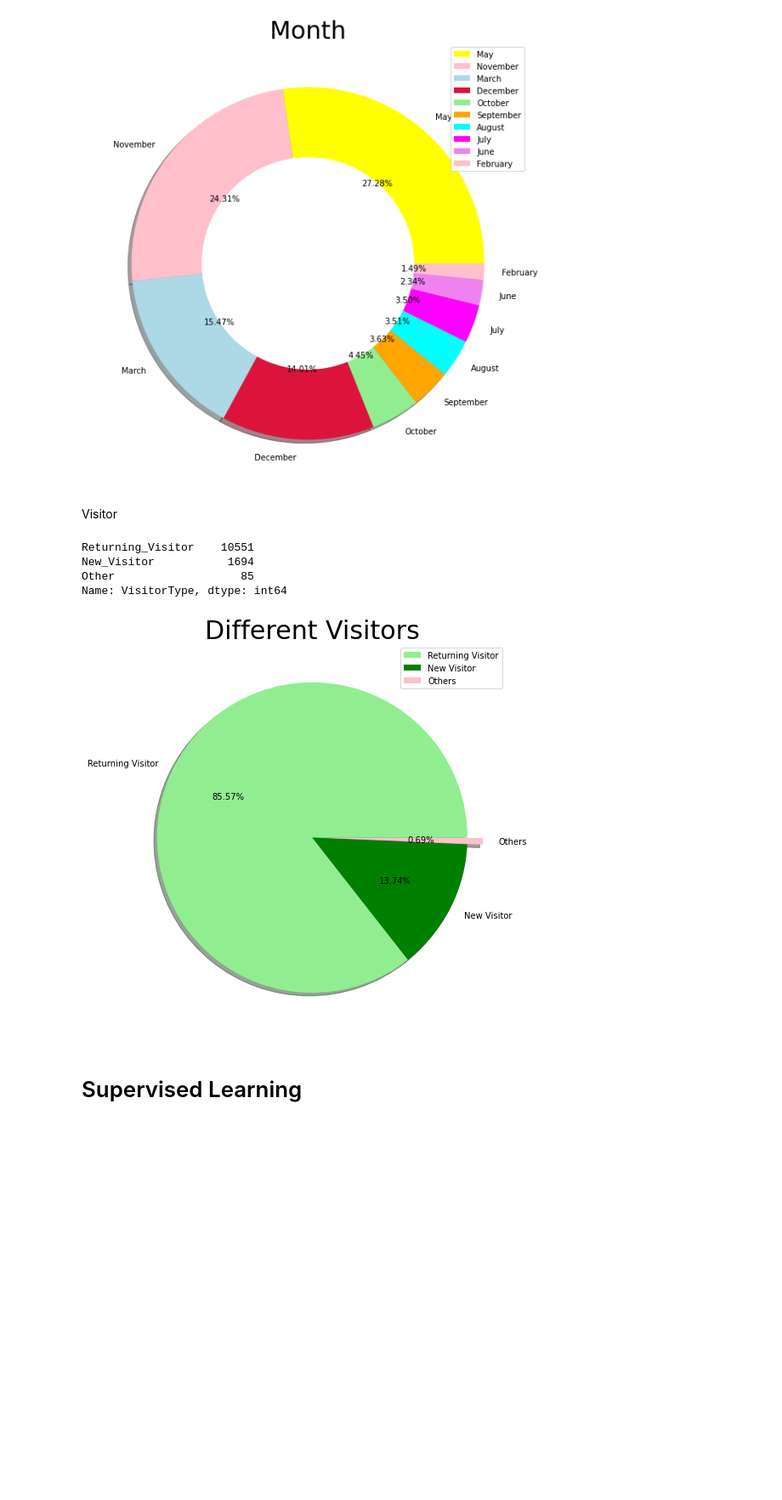
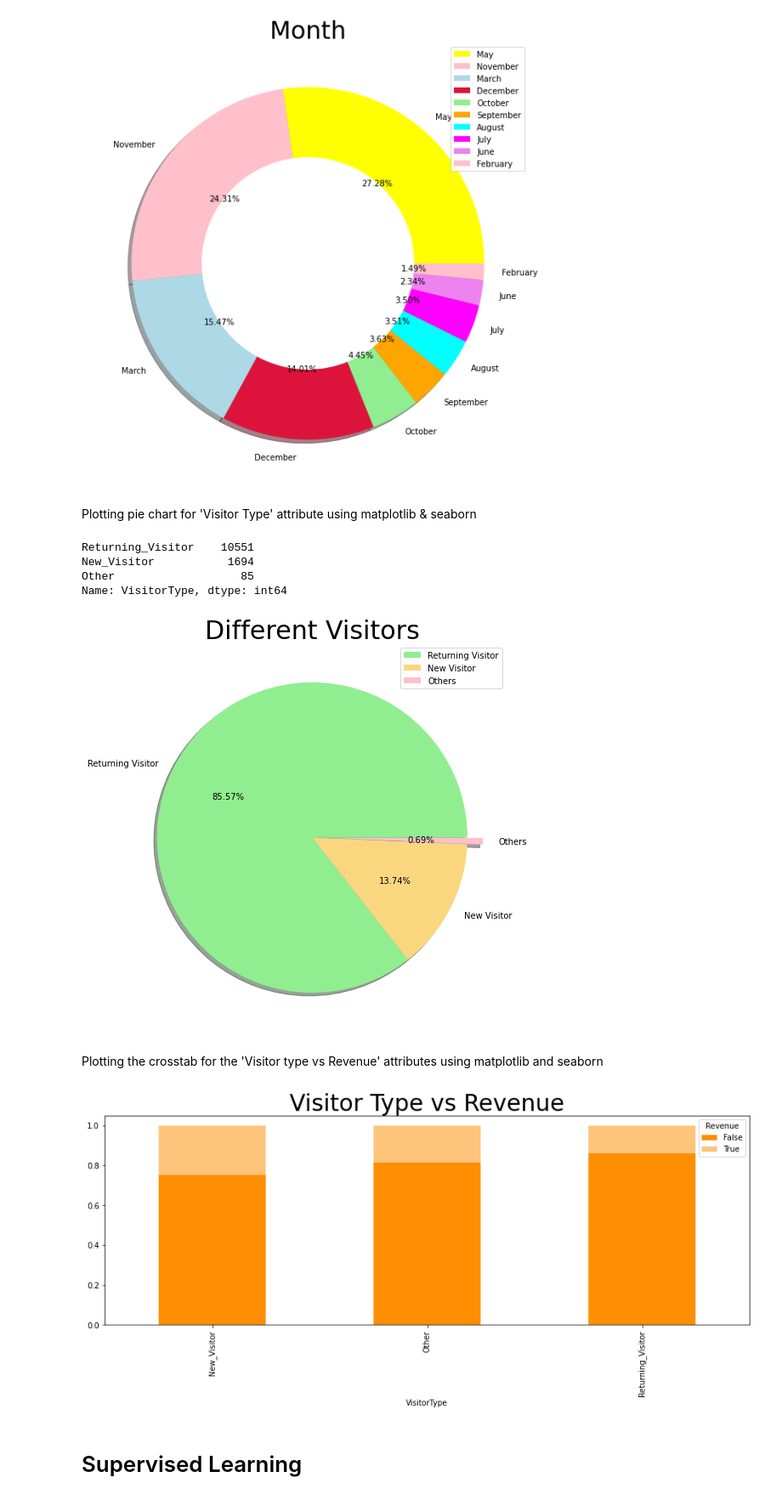
Before and after one commit to harishahamed26/online-shoppers-intension-Machine-learning, a Jupyter notebook: main.ipynb, the cells around one changed output. Shown at 85% size. Saved outputs shown, nothing was run; the diff lists cells and outputs as text; code cells hidden in the pictures; blank space fills up the shorter version.

```diff
--- a/main.ipynb
+++ b/main.ipynb
@@ -162,9 +243,10 @@ June     288
 Feb      184
 Name: Month, dtype: int64
 [figure]
-# %% [markdown]
-Visitor
+# %% [markdown]
+Plotting pie chart for 'Visitor Type' attribute using matplotlib & seaborn
 # %%
+#importing libraries for plots matplotlib and seaborn
 import matplotlib.pyplot    as plt
 import seaborn              as sns
 
@@ -176,7 +258,7 @@ print("\n")
 
 plt.rcParams['figure.figsize'] = (18, 10)
 size = [10551, 1694, 85]
-colors = ['lightGreen', 'green', 'pink']
+colors = ['lightGreen', '#FAD77F', 'pink']
 labels = "Returning Visitor", "New Visitor", "Others"
 explode = [0, 0, 0.1]
 plt.subplot(1, 2, 1)
@@ -190,7 +272,23 @@ Returning_Visitor    10551
 New_Visitor           1694
 Other                   85
 Name: VisitorType, dtype: int64
-[figure, old version]
+[figure, new version]
+# %% [markdown]
+Plotting the crosstab for the 'Visitor type vs Revenue' attributes using matplotlib and seaborn
+# %%
+#importing libraries for plots matplotlib and seaborn
+import matplotlib.pyplot    as plt
+import seaborn              as sns
+
+# plotting a pie chart for Visitor type vs Revenue
+
+df = pd.crosstab(OSI_Data_Original['VisitorType'], OSI_Data_Original['Revenue'])
+df.div(df.sum(1).astype(float), axis=0).plot(kind = 'bar', stacked = True,
+                                             figsize =(15, 5), color = ['#FE8E02', '#FDC47C'])
+plt.title('Visitor Type vs Revenue', fontsize = 30)
+plt.show()
+# %% [output]
+[figure, added]
 # %% [markdown]
 # Supervised Learning
 # %% [markdown]
```
Also changed, not shown: parts of 24 cells of this notebook.
